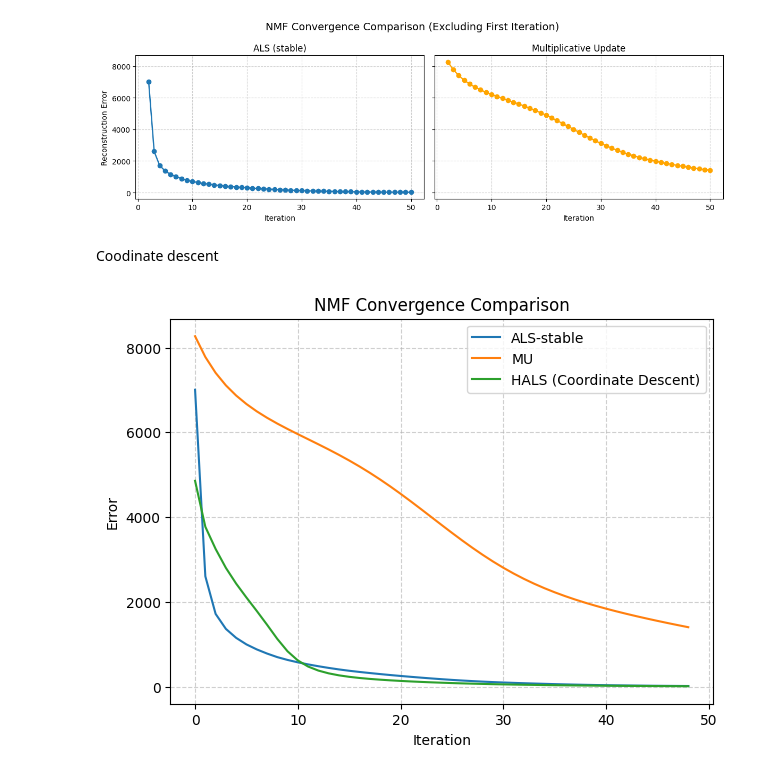
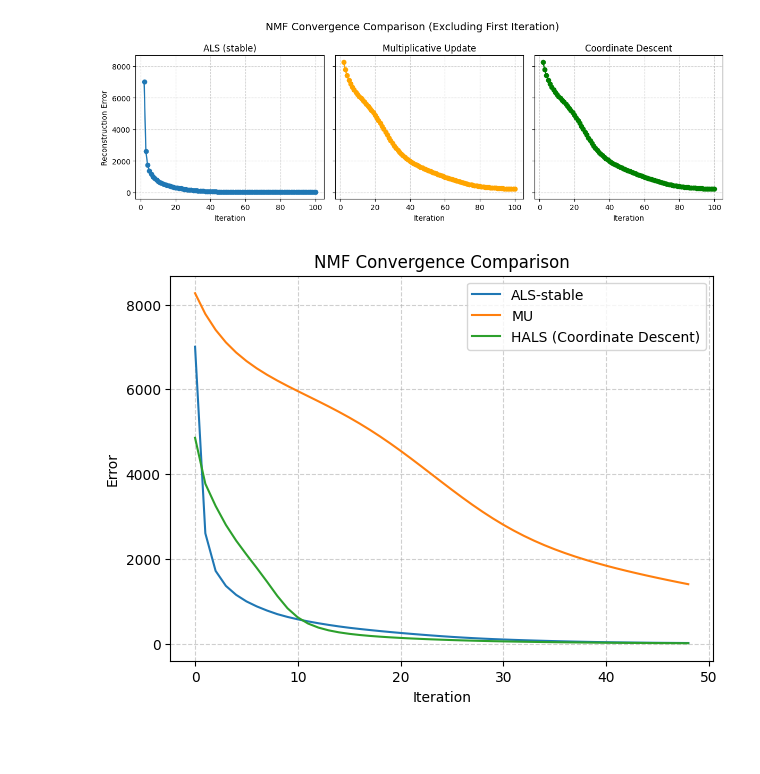
Before and after one commit to d-koding/nmf-algs, a Jupyter notebook: algorithms/ALS.ipynb, the cells around one changed output. Saved outputs shown, nothing was run; the diff lists cells and outputs as text; code cells hidden in the pictures; blank space fills up the shorter version.

```diff
--- a/algorithms/ALS.ipynb
+++ b/algorithms/ALS.ipynb
@@ -67,5 +60,5 @@ def plot_error(errors, label=None):
 # %%
-def ALS_stable(V, W, H, eps=1e-9):
+def als_update_step(V, W, H):
     """
     A more stable ALS update:
     - Least squares updates
@@ -73,7 +66,8 @@ def ALS_stable(V, W, H, eps=1e-9):
     - Column normalization of W
     - Rescaling of H to match
     """
-
+    # to prevent divide by 0 errors
+    eps=1e-9
     r = W.shape[1]
 
     # === Update H ===
@@ -112,18 +131,25 @@ X = generate_matrix(m=100, r=5, seed=seed_today)
 
 # Same initialization for both algorithms
 seed_nmf = seed_today // 2
+iters = 100
 
 # Run stable ALS
-_, _, errs_als = project_NMF(X, r=5, solver=ALS_stable,
-                     seed=seed_nmf, max_iter=50)
+_, _, errs_als = project_NMF(X, r=5, solver=als_update_step,
+                     seed=seed_nmf, max_iter=iters)
 
 # Run multiplicative update
 _, _, errs_mu = project_NMF(X, r=5, solver=mult_update_step,
-                    seed=seed_nmf, max_iter=50)
+                    seed=seed_nmf, max_iter=iters)
+
+# Run coordinate descent
+_, _, errs_cd = project_NMF(X, r=5, solver=cd_update_step,
+                    seed=seed_nmf, max_iter=iters)
 
 # Print some diagnostic values
 print("ALS_stable final error:", errs_als[-1])
 print("MU final error:", errs_mu[-1])
+print("CD final error:", errs_cd[-1])
 print("ALS_stable first 5 errors:", errs_als[:5])
 print("MU first 5 errors:", errs_mu[:5])
+print("CD first 5 errors:", errs_cd[:5])
 # %% [output]
@@ -173,26 +239,33 @@ plt.show()
 # %%
-fig, axes = plt.subplots(1, 2, figsize=(12, 4), sharey=True)
+fig, axes = plt.subplots(1, 3, figsize=(12, 4), sharey=True)
 
 iters_als = range(2, len(errs_als) + 1)
 iters_mu  = range(2, len(errs_mu) + 1)
+iters_cd = range(2, len(errs_cd) + 1)
 
 # ALS stable
 axes[0].plot(iters_als, errs_als[1:], marker='o', linewidth=1.8, label="ALS-stable")
 axes[0].set_title("ALS (stable)")
 axes[0].set_xlabel("Iteration")
 axes[0].set_ylabel("Reconstruction Error")
 axes[0].grid(True, linestyle='--', alpha=0.6)
 
 # MU
 axes[1].plot(iters_mu, errs_mu[1:], marker='o', linewidth=1.8, color='orange', label="MU")
 axes[1].set_title("Multiplicative Update")
 axes[1].set_xlabel("Iteration")
 axes[1].grid(True, linestyle='--', alpha=0.6)
 
+# CD
+axes[2].plot(iters_cd, errs_mu[1:], marker='o', linewidth=1.8, color='green', label="CD")
+axes[2].set_title("Coordinate Descent")
+axes[2].set_xlabel("Iteration")
+axes[2].grid(True, linestyle='--', alpha=0.6)
+
+
+
 plt.suptitle("NMF Convergence Comparison (Excluding First Iteration)", fontsize=14)
 plt.tight_layout()
 plt.show()
 # %% [output]
-[figure, old version]
+[figure, new version]
-# %% [markdown]
-Coodinate descent
```
Also changed, not shown: parts of 14 cells of this notebook.
